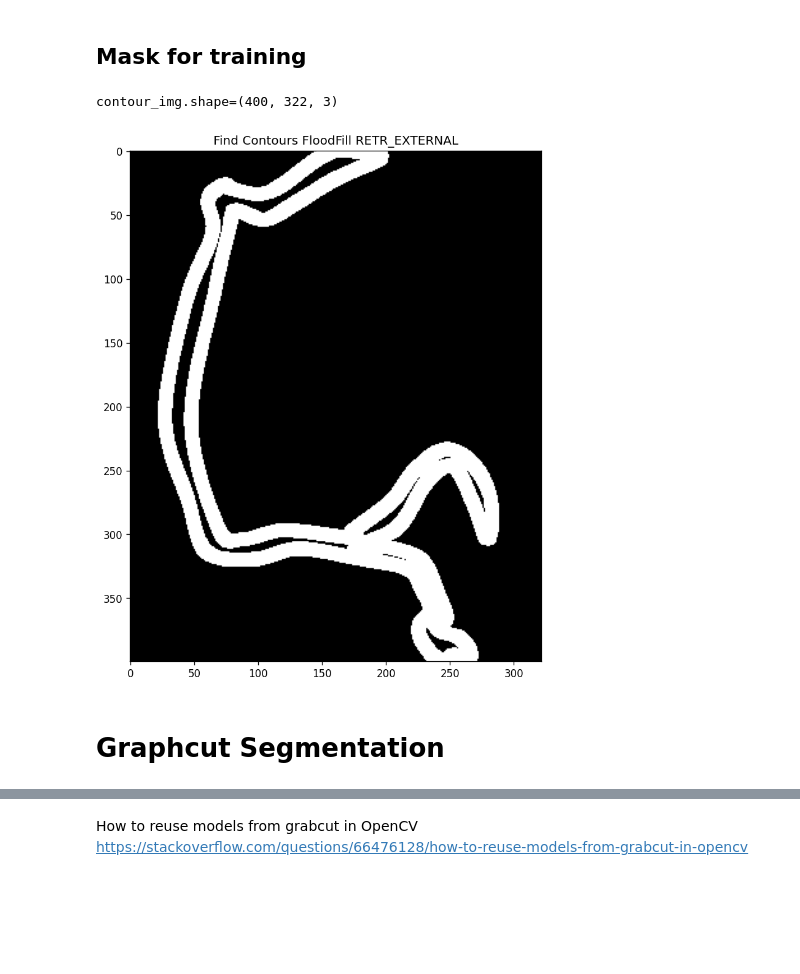
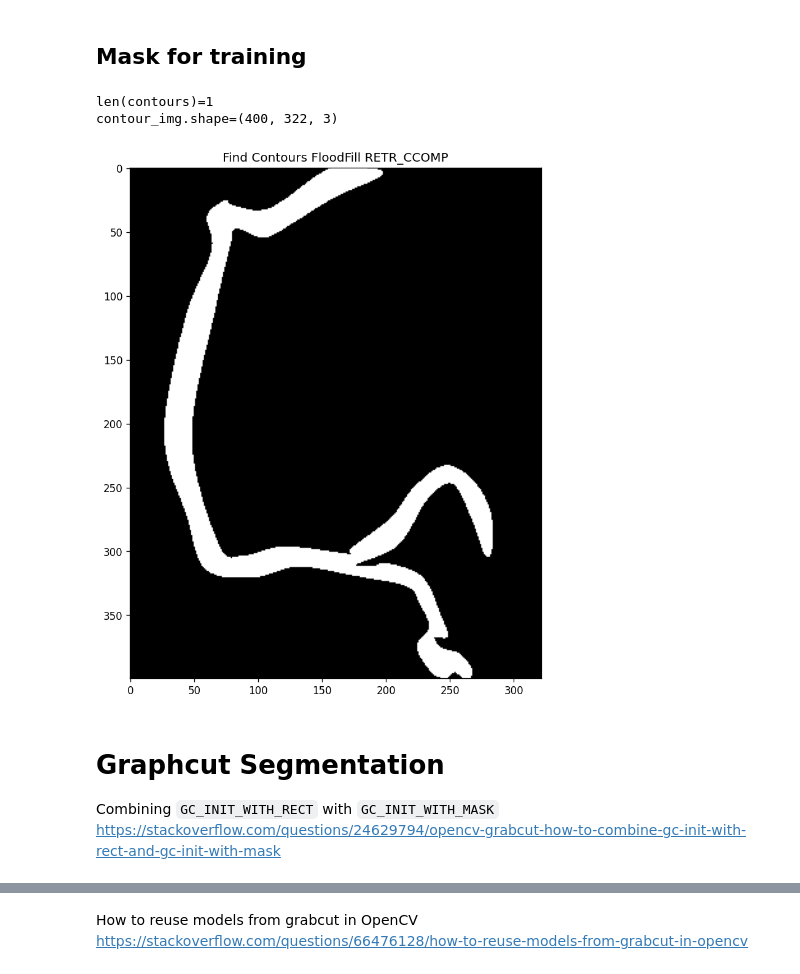
Before and after one commit to jbenshetler/vessel_segmentation, a Jupyter notebook: seg.ipynb, the cells around one changed output, grey strips where cells are left out. Saved outputs shown, nothing was run; the diff lists cells and outputs as text; code cells hidden in the pictures; blank space fills up the shorter version.

```diff
--- a/seg.ipynb
+++ b/seg.ipynb
@@ -112,27 +113,36 @@ Text(0.5, 1.0, 'Thresholded Saturation')
 [figure]
 # %% [markdown]
 ## Mask for training
+# %%
+contours, hierarchy = cv2.findContours(
+    image=np.array(saturation_thresholded, dtype=np.uint8),
+    mode=cv2.RETR_CCOMP,
+    method=cv2.CHAIN_APPROX_SIMPLE
+)
 # %%
-contours, _ = cv2.findContours(
-    image=np.array(saturation_thresholded, dtype=np.uint8),
-    mode=cv2.RETR_EXTERNAL,
-    method=cv2.CHAIN_APPROX_SIMPLE
-)
 mask = np.zeros(img.shape, np.uint8)
 contour_img = cv2.drawContours(
     image=mask,
     contours=contours,
     contourIdx=-1,
     color=(255,255,255),
-    thickness=10
+    thickness=cv2.FILLED
 )
+
+#drawContours FILLED is not working, this is a hack
+cv2.floodFill(contour_img, None, seedPoint=(56,105), newVal=(255,255,255), loDiff=(0,0,0,0), upDiff=(0,0,0,0))
+
+print(f"len(contours)={len(contours)}")
 plt.figure(figsize=(16,9), dpi=120)
-_ = plt.imshow(contour_img, 'gray')
-plt.title("Find Contours FloodFill RETR_EXTERNAL")
+_ = plt.imshow(mask, 'gray')
+plt.title("Find Contours FloodFill RETR_CCOMP")
 print(f"contour_img.shape={contour_img.shape}")
 # %% [output]
+len(contours)=1
 contour_img.shape=(400, 322, 3)
-[figure, old version]
+[figure, new version]
-# %% [markdown]
-# Graphcut Segmentation
+# %% [markdown]
+# Graphcut Segmentation
+Combining `GC_INIT_WITH_RECT` with `GC_INIT_WITH_MASK`
+https://stackoverflow.com/questions/24629794/opencv-grabcut-how-to-combine-gc-init-with-rect-and-gc-init-with-mask
 # %%
```
Also changed, not shown: parts of 10 cells of this notebook.
